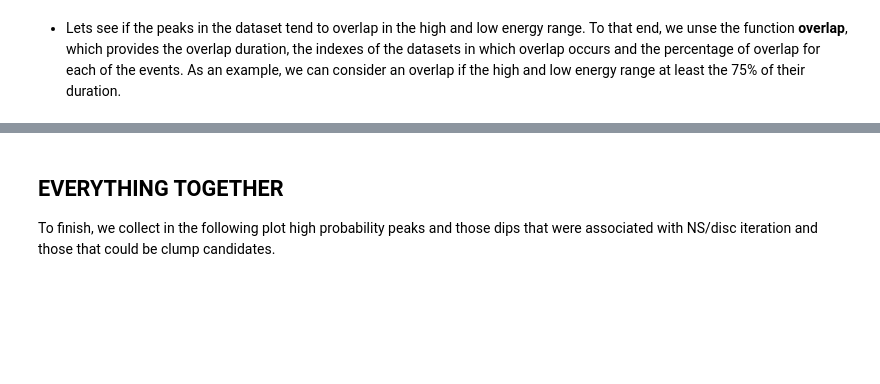
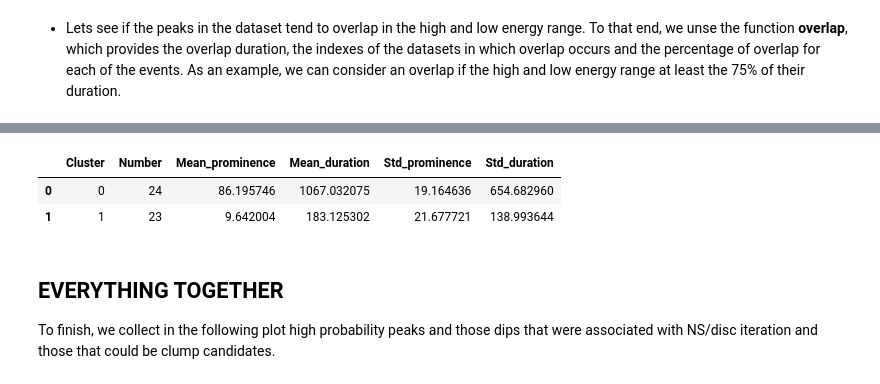
Before and after one commit to xragua/dipspeaks, a Jupyter notebook: examples/cenx3/cenx3.ipynb, the cells around one changed output, grey strips where cells are left out. Saved outputs shown, nothing was run; the diff lists cells and outputs as text; code cells hidden in the pictures; blank space fills up the shorter version.

```diff
--- a/examples/cenx3/cenx3.ipynb
+++ b/examples/cenx3/cenx3.ipynb
@@ -199,3 +191,9 @@ peak_cluster_stats, peak_labels = gmm_dips_peaks(high_peaks,high_lcreb, log_scal
+# %%
+peak_cluster_stats
+# %% [output]
+|  | Cluster | Number | Mean_prominence | Mean_duration | Std_prominence | Std_duration |
+| 0 | 0 | 24 | 86.195746 | 1067.032075 | 19.164636 | 654.682960 |
+| 1 | 1 | 23 | 9.642004 | 183.125302 | 21.677721 | 138.993644 |
 # %% [markdown]
 ## EVERYTHING TOGETHER
 
```
Also changed, not shown: parts of 7 cells of this notebook, 3 other files.
